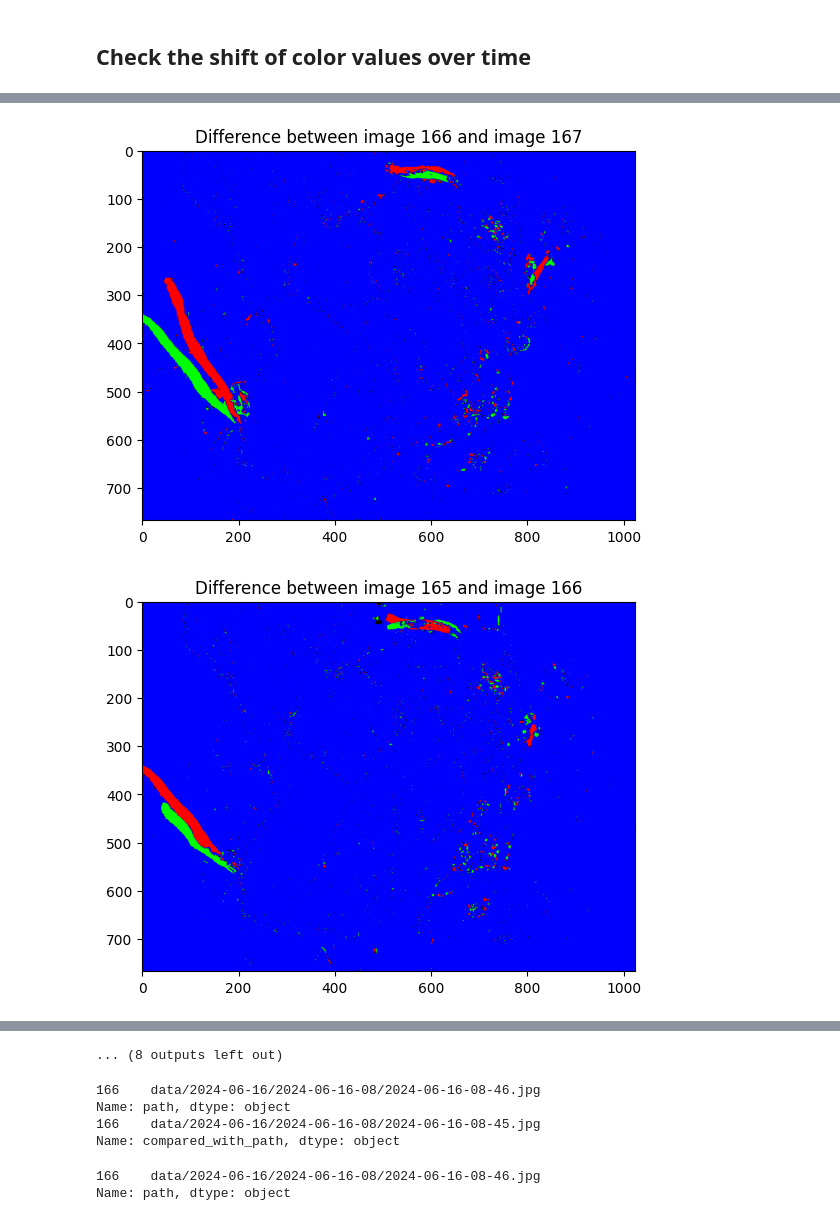
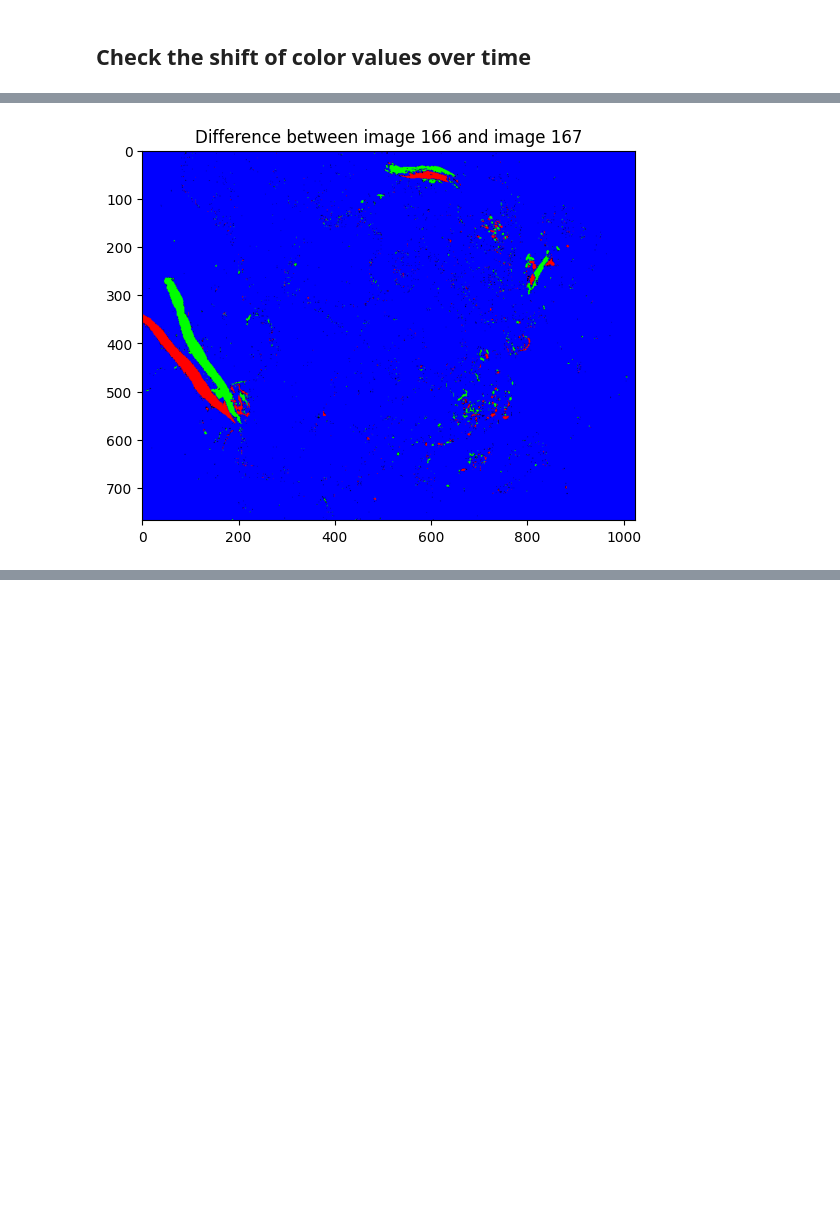
Before and after one commit to wiggle-bin/wiggle-notes, a Jupyter notebook: worms_actvitiy/DetectWormsByColor.ipynb, the cells around one changed output, grey strips where cells are left out. Drawn from its saved outputs; the diff is of its cells as text; code cells hidden in the pictures; blank space fills up the shorter version.

```diff
--- a/worms_actvitiy/DetectWormsByColor.ipynb
+++ b/worms_actvitiy/DetectWormsByColor.ipynb
@@ -12,0 +56,14 @@ import matplotlib.image as mpimg
+# %%
+threshold = 15
+
+# Downscale the images to a 3x2 grid
+image_resized = cv2.resize(image, (300, 200), interpolation=cv2.INTER_AREA)
+compared_to_image_resized = cv2.resize(compared_to_image, (300, 200), interpolation=cv2.INTER_AREA)
+
+# Calculate the difference with a threshold of 10
+diff = image_resized.astype(float) - compared_to_image_resized.astype(float)
+diff = np.where(np.abs(diff) > threshold, diff, 0)
+
+# Plot the heatmap
+cmap = mcolors.LinearSegmentedColormap.from_list("red_to_green", ["red", "white", "green"])
+heatmap(diff, cmap=cmap)
@@ -68,6 +158,7 @@ total_red = []
 total_green = []
 compared_with = []
 compared_with_path = []
+heatmap = []
 
 # Initialize a variable to store the previous image and its path
 prev_img = None
@@ -78,22 +169,38 @@ threshold = 20  # Set your threshold value here
 # Iterate over the image paths
 for img_path in image_files:
     # Read the current image as grayscale
-    img = cv2.imread(img_path, cv2.IMREAD_GRAYSCALE)
+    img = downscale_image(cv2.imread(img_path, cv2.IMREAD_GRAYSCALE))
 
     # If there is a previous image, calculate the difference and the total red and green values
     if prev_img is not None:
-        prev_img = cv2.imread(prev_img_path, cv2.IMREAD_GRAYSCALE)
+        prev_img = downscale_image(cv2.imread(prev_img_path, cv2.IMREAD_GRAYSCALE))
         diff_color_img = diff_to_color_gradient_filter(img, prev_img, threshold=threshold)
         total_red.append(np.sum(diff_color_img[:,:,0]))
         total_green.append(np.sum(diff_color_img[:,:,1]))  # This will be the same as total_red for grayscale images
         compared_with.append(os.path.basename(prev_img_path))
         compared_with_path.append(prev_img_path)
+
+        # store heatmap
+        # img = downscale_image(cv2.imread(img_path, cv2.IMREAD_GRAYSCALE), 3, 2)
+        # prev_img = downscale_image(cv2.imread(prev_img_path, cv2.IMREAD_GRAYSCALE), 3, 2)
+        # color_gradient = diff_to_color_gradient_filter(img, prev_img, threshold=threshold)
+        # color_gradient_flat = color_gradient.flatten()
+        # heatmap.append(color_gradient_flat)
+
+        # Assume `img1` and `img2` are your two images
+        # Downsample the images to a 3x2 grid
+        img1_resized = cv2.resize(img, (3, 2), interpolation=cv2.INTER_AREA)
+        img2_resized = cv2.resize(prev_img, (3, 2), interpolation=cv2.INTER_AREA)
+        color_shift = img2_resized.astype(int) - img1_resized.astype(int)
+        color_shift_flat = color_shift.flatten()
+        heatmap.append(pd.Series(color_shift_flat))
     else:
         # If there is no previous image, append None to the total red and green values and the compared_with values
         total_red.append(None)
         total_green.append(None)
         compared_with.append(None)
         compared_with_path.append(None)
+        heatmap.append(None)
 
     # Update the previous image and its path
     prev_img = img
@@ -104,6 +211,7 @@ data['total_red'] = total_red
 data['total_green'] = total_green
 data['compared_with'] = compared_with
 data['compared_with_path'] = compared_with_path
+data['heatmap'] = heatmap
 
 # Create a new column that is the sum of 'total_red' and 'total_green'
 data['total_red_green'] = data['total_red'] + data['total_green']
@@ -184,15 +293,14 @@ data.head()
 cleaned_data = data.dropna()
 # %%
 # Display each difference
-for index, row in cleaned_data.head(20).iterrows():
-    image_after = cv2.imread(row['path'], cv2.IMREAD_GRAYSCALE)
-    image_before = cv2.imread(row['compared_with_path'], cv2.IMREAD_GRAYSCALE)
-    color_diff = diff_to_color(image_before, image_after, threshold=5)
+for index, row in cleaned_data.head(1).iterrows():
+    image = cv2.imread(row['path'], cv2.IMREAD_GRAYSCALE)
+    compared_to_image = cv2.imread(row['compared_with_path'], cv2.IMREAD_GRAYSCALE)
+    color_diff = diff_to_color(image, compared_to_image, threshold=5)
     # color_diff = diff_to_color_gradient_filter(image_before, image_after, threshold=0)
     plt.figure()
     plt.imshow(color_diff, cmap='gray')
     plt.title(f'Difference between image {index} and image {index+1}')
     plt.show()
 # %% [output]
-[figure, old version]
+[figure, new version]
-[figure, removed]
@@ -209,15 +306,0 @@ for index, row in cleaned_data.head(20).iterrows():
-... (8 outputs left out)
-# %%
-pd.set_option('display.max_colwidth', None)
-print(data.head(1)['path'])
-print(data.head(1)['compared_with_path'])
-# %% [output]
-166    data/2024-06-16/2024-06-16-08/2024-06-16-08-46.jpg
-Name: path, dtype: object
-166    data/2024-06-16/2024-06-16-08/2024-06-16-08-45.jpg
-Name: compared_with_path, dtype: object
-# %%
-data[0:1]['path']
-# %% [output]
-166    data/2024-06-16/2024-06-16-08/2024-06-16-08-46.jpg
-Name: path, dtype: object
```
Also changed, not shown: parts of 24 cells of this notebook.
